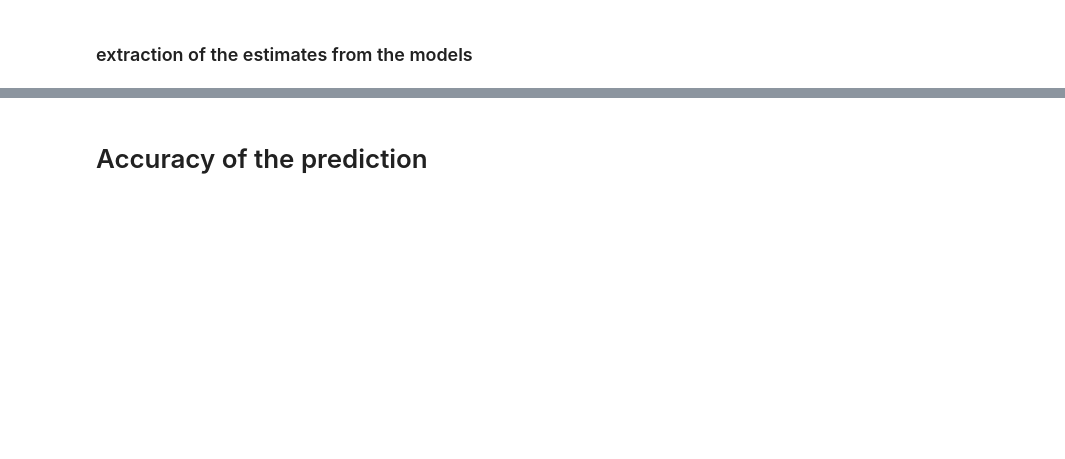
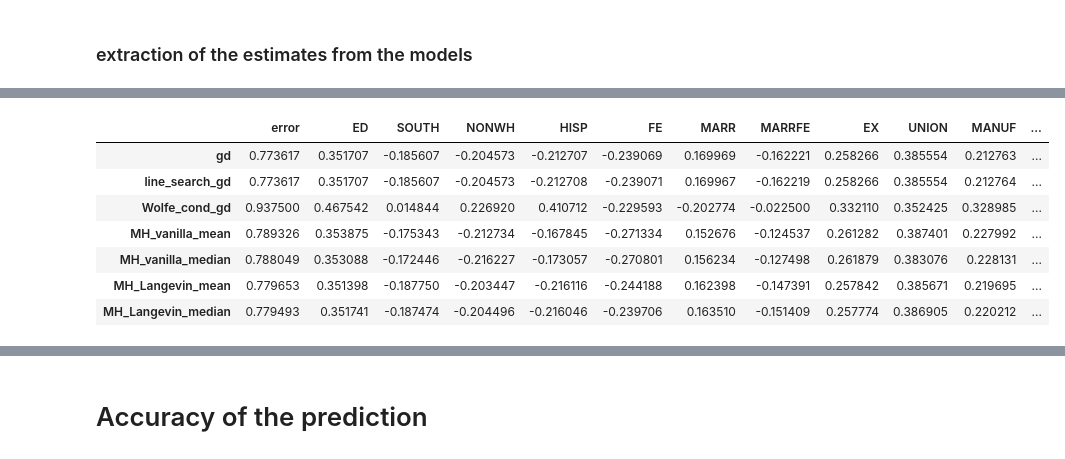
Before and after one commit to dufourc1/Bayesian_computation, a Jupyter notebook: testing.ipynb, the cells around one changed output, grey strips where cells are left out. Saved outputs shown, nothing was run; the diff lists cells and outputs as text; code cells hidden in the pictures; blank space fills up the shorter version.

```diff
--- a/testing.ipynb
+++ b/testing.ipynb
@@ -210,0 +186,12 @@ r_student.T
+# %%
+r_gaussian = model_gaussian()
+r_gaussian.T
+# %% [output]
+|  | error | ED | SOUTH | NONWH | HISP | FE | MARR | MARRFE | EX | UNION | MANUF | ... |
+| gd | 0.773617 | 0.351707 | -0.185607 | -0.204573 | -0.212707 | -0.239069 | 0.169969 | -0.162221 | 0.258266 | 0.385554 | 0.212763 | ... |
+| line_search_gd | 0.773617 | 0.351707 | -0.185607 | -0.204573 | -0.212708 | -0.239071 | 0.169967 | -0.162219 | 0.258266 | 0.385554 | 0.212764 | ... |
+| Wolfe_cond_gd | 0.937500 | 0.467542 | 0.014844 | 0.226920 | 0.410712 | -0.229593 | -0.202774 | -0.022500 | 0.332110 | 0.352425 | 0.328985 | ... |
+| MH_vanilla_mean | 0.789326 | 0.353875 | -0.175343 | -0.212734 | -0.167845 | -0.271334 | 0.152676 | -0.124537 | 0.261282 | 0.387401 | 0.227992 | ... |
+| MH_vanilla_median | 0.788049 | 0.353088 | -0.172446 | -0.216227 | -0.173057 | -0.270801 | 0.156234 | -0.127498 | 0.261879 | 0.383076 | 0.228131 | ... |
+| MH_Langevin_mean | 0.779653 | 0.351398 | -0.187750 | -0.203447 | -0.216116 | -0.244188 | 0.162398 | -0.147391 | 0.257842 | 0.385671 | 0.219695 | ... |
+| MH_Langevin_median | 0.779493 | 0.351741 | -0.187474 | -0.204496 | -0.216046 | -0.239706 | 0.163510 | -0.151409 | 0.257774 | 0.386905 | 0.220212 | ... |
```
Also changed, not shown: parts of 22 cells of this notebook, 6 other files.
